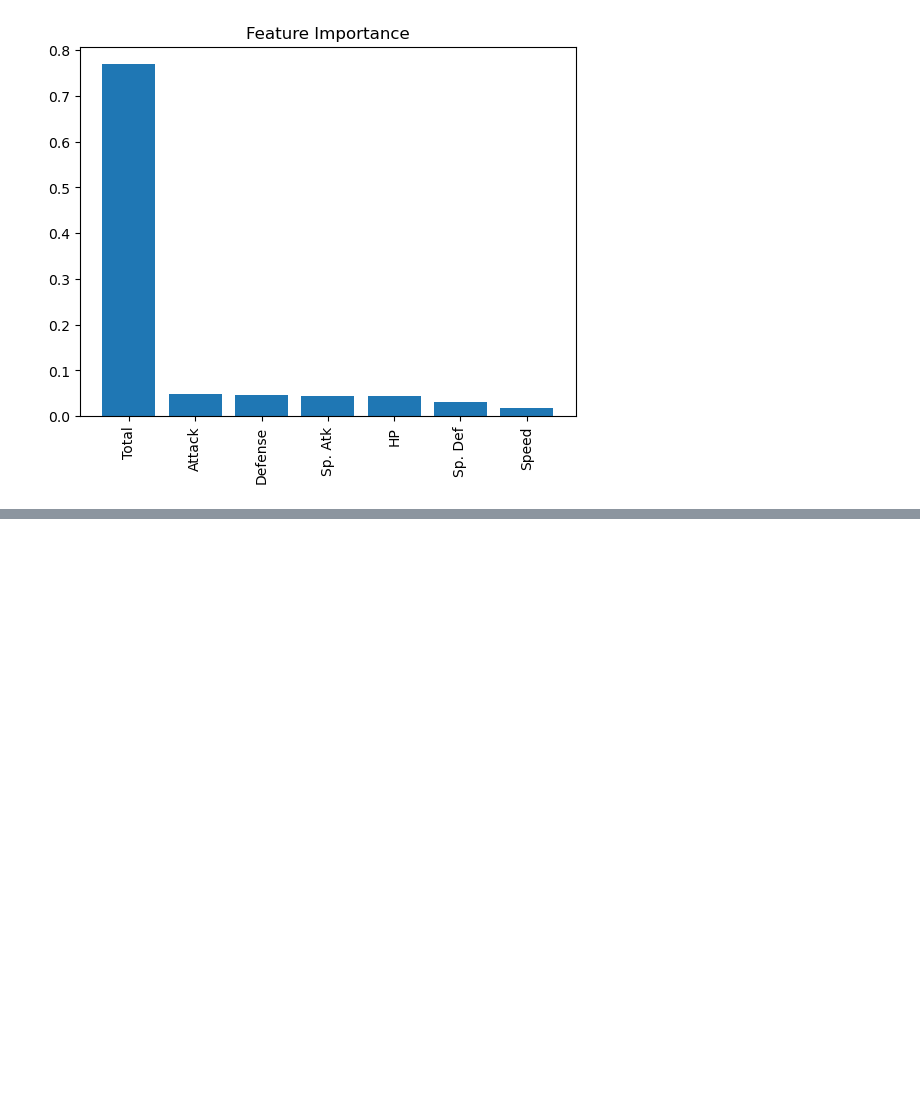
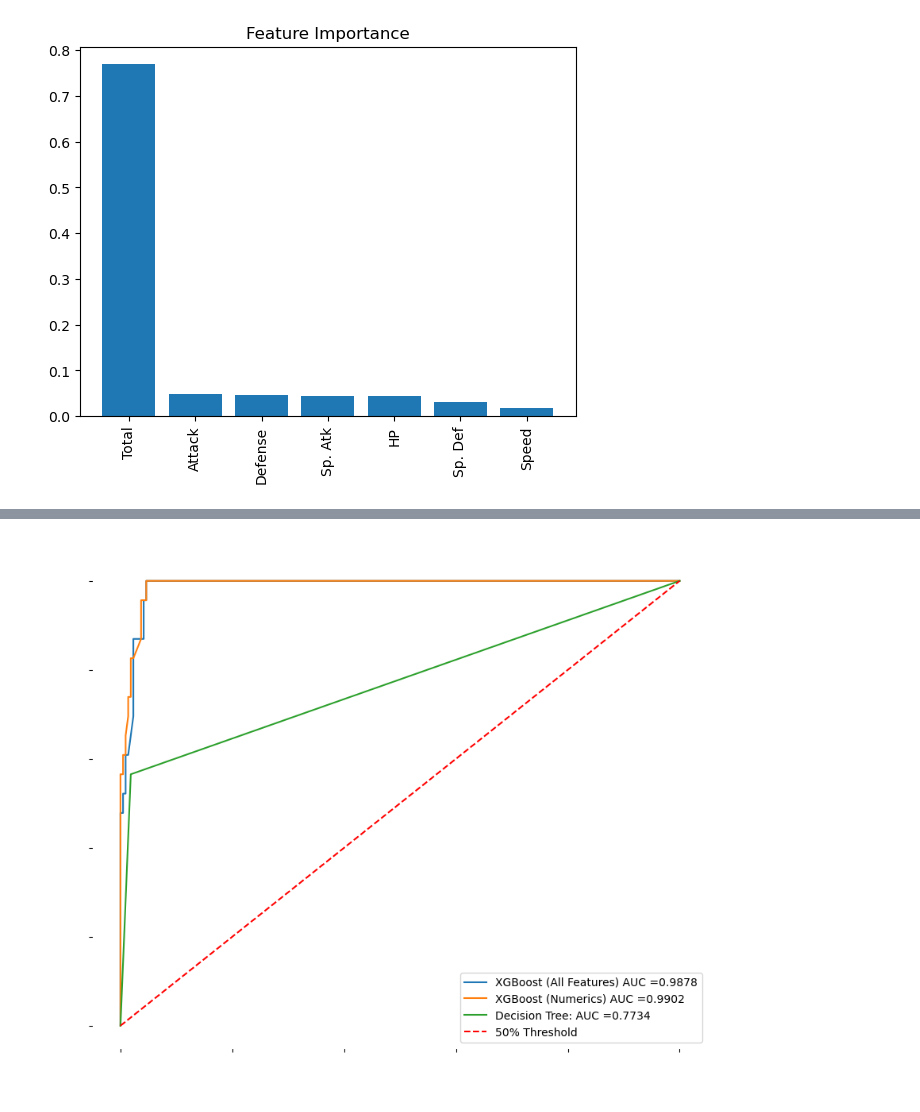
Before and after one commit to shane-sarabdial/CoefficientCrusaders, a Jupyter notebook: notebooks/pokemon.ipynb, the cells around one changed output, grey strips where cells are left out. Saved outputs shown, nothing was run; the diff lists cells and outputs as text; code cells hidden in the pictures; blank space fills up the shorter version.

```diff
--- a/notebooks/pokemon.ipynb
+++ b/notebooks/pokemon.ipynb
@@ -362,0 +403,59 @@ plt.show()
+# %%
+
+
+fig, ax = plt.subplots(figsize=(10,8))
+
+
+
+
+y_pred_proba = clf.predict_proba(X_test)[::,1]
+
+fpr, tpr, _ = roc_curve(y_test,y_pred_proba)
+
+auc = roc_auc_score(y_test,y_pred_proba)
+
+ax.plot(fpr,tpr, label=(f'XGBoost (All Features) AUC ={round(auc,4)}'))
+
+
+
+
+y_pred_proba = clf2.predict_proba(X1_test)[::,1]
+
+fpr, tpr, _ = roc_curve(y1_test,y_pred_proba)
+
+auc = roc_auc_score(y1_test,y_pred_proba)
+
+ax.plot(fpr,tpr, label=(f'XGBoost (Numerics) AUC ={round(auc,4)}'))
+
+
+
+
+y_pred_proba_d = dclf.predict_proba(X_test)[::,1]
+
+fpr, tpr, _ = roc_curve(y_test,y_pred_proba_d)
+
+auc = roc_auc_score(y_test,y_pred_proba_d)
+
+ax.plot(fpr,tpr, label=(f'Decision Tree: AUC ={round(auc,4)}'))
+
+ax.plot([0,1],[0,1], c='red', linestyle='dashed',label='50% Threshold')
+ax.spines['left'].set_color('white')
+ax.spines['top'].set_color('white')
+ax.spines['right'].set_color('white')
+ax.spines['bottom'].set_color('white')
+
+plt.ylabel('True Positive Rate', color ='white', fontsize= 13.5)
+
+plt.xlabel('False Positive Rate', color ='white', fontsize= 13.5)
+
+plt.legend(loc='lower right')
+plt.yticks(fontsize=11,color ='white')
+plt.xticks(fontsize=11,color ='white')
+plt.title('ROC Curve',color='white' )
+plt.savefig('../images/pokemon_roc',bbox_inches='tight',transparent=True)
+
+
+
+plt.show()
+# %% [output]
+[figure, added]
```
Also changed, not shown: parts of 3 cells of this notebook, 2 other files.
